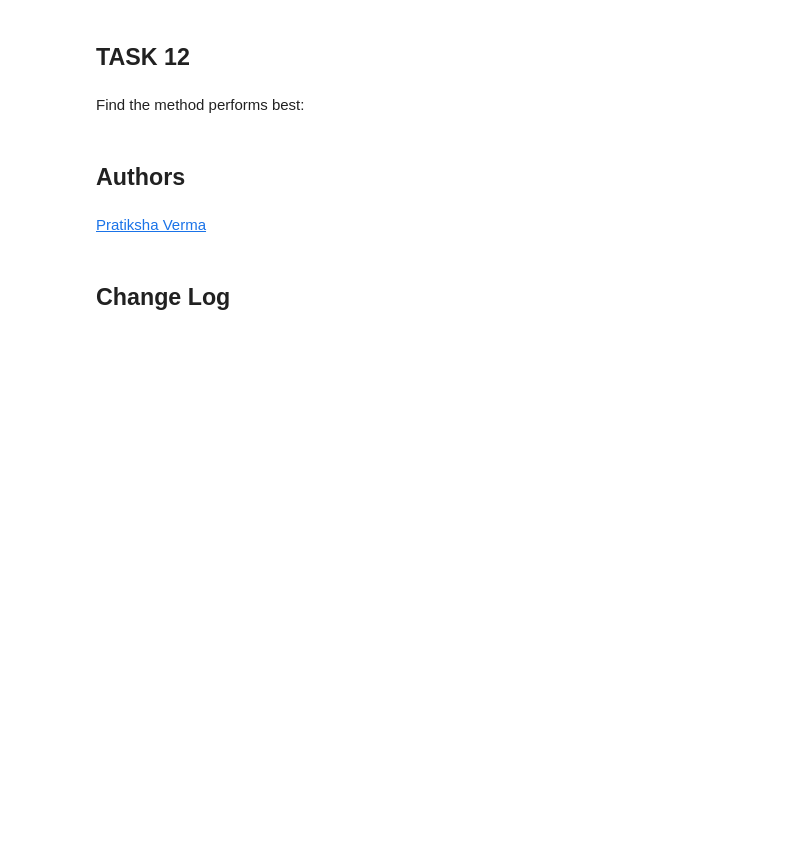
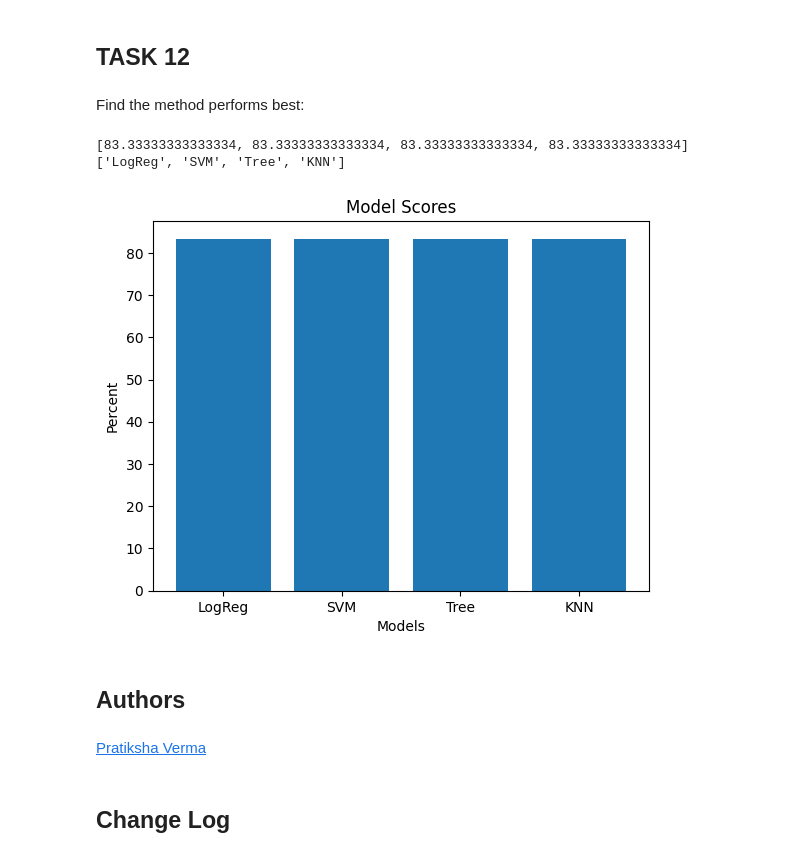
Before and after one commit to dkwang78/Data-Science-Capstone-Project, a Jupyter notebook: IBM-DS0321EN-SkillsNetwork_labs_module_4_SpaceX_Machine_Learning_Prediction_Part_5.jupyterlite.ipynb, the cells around one changed output. Cells and saved outputs as stored; diff of their text form; code cells hidden in the pictures; blank space fills up the shorter version.

```diff
--- a/IBM-DS0321EN-SkillsNetwork_labs_module_4_SpaceX_Machine_Learning_Prediction_Part_5.jupyterlite.ipynb
+++ b/IBM-DS0321EN-SkillsNetwork_labs_module_4_SpaceX_Machine_Learning_Prediction_Part_5.jupyterlite.ipynb
@@ -189,7 +190,8 @@ accuracy : 0.8464285714285713
 # %% [markdown]
 Calculate the accuracy on the test data using the method <code>score</code>:
 # %%
-logreg_cv.score(X_test, Y_test)
+logreg = logreg_cv.score(X_test, Y_test)
+logreg
 # %% [output]
 0.8333333333333334
 # %% [markdown]
@@ -231,7 +233,8 @@ accuracy : 0.8482142857142856
 # %% [markdown]
 Calculate the accuracy on the test data using the method <code>score</code>:
 # %%
-svm_cv.score(X_test, Y_test)
+svm = svm_cv.score(X_test, Y_test)
+svm
 # %% [output]
 0.8333333333333334
 # %% [markdown]
@@ -276,7 +280,8 @@ accuracy : 0.875
 # %% [markdown]
 Calculate the accuracy of tree_cv on the test data using the method <code>score</code>:
 # %%
-tree_cv.score(X_test, Y_test)
+tree = tree_cv.score(X_test, Y_test)
+tree
 # %% [output]
 0.8333333333333334
 # %% [markdown]
@@ -315,7 +320,8 @@ accuracy : 0.8482142857142858
 # %% [markdown]
 Calculate the accuracy of knn_cv on the test data using the method <code>score</code>:
 # %%
-knn_cv.score(X_test, Y_test)
+knn = knn_cv.score(X_test, Y_test)
+knn
 # %% [output]
 0.8333333333333334
 # %% [markdown]
@@ -334,3 +338,19 @@ Find the method performs best:
+# %%
+#All the models performed the same
+scores = [(logreg*100), (svm*100), (tree*100), (knn*100)]
+models = ['LogReg', 'SVM', 'Tree', 'KNN']
+print(scores)
+print(models)
+
+plt.bar(models, scores)
+plt.xlabel('Models')
+plt.ylabel('Percent')
+plt.title('Model Scores')
+plt.show()
+# %% [output]
+[83.33333333333334, 83.33333333333334, 83.33333333333334, 83.33333333333334]
+['LogReg', 'SVM', 'Tree', 'KNN']
+[figure, added]
 # %% [markdown]
 ## Authors
 # %% [markdown]
```
Also changed, not shown: parts of 8 cells of this notebook.
